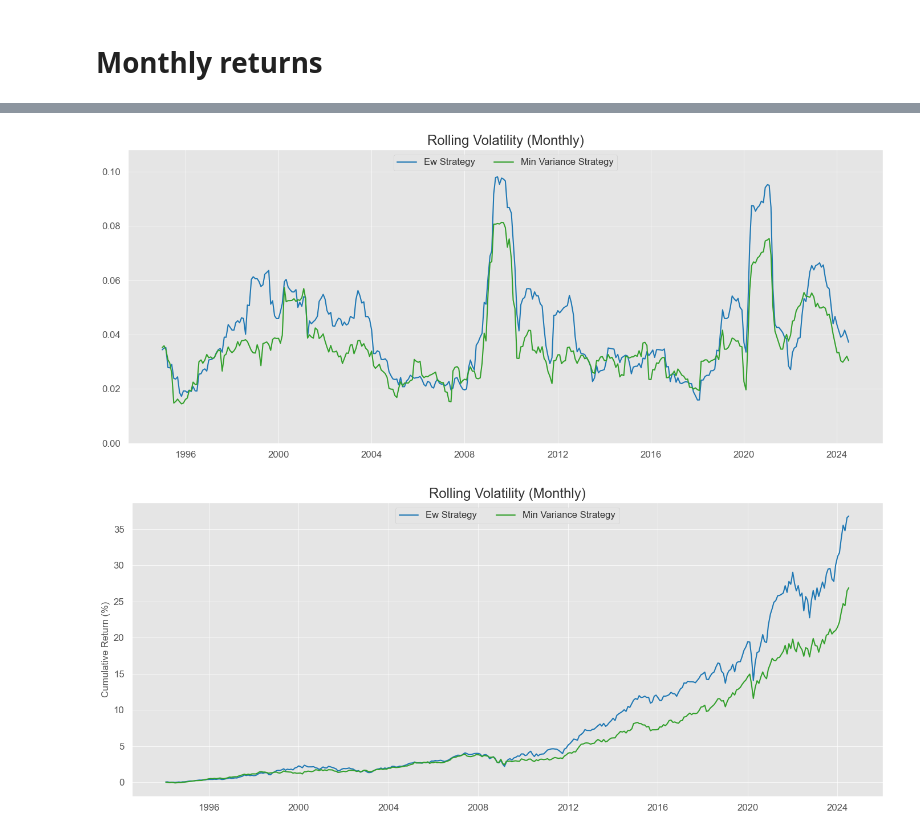
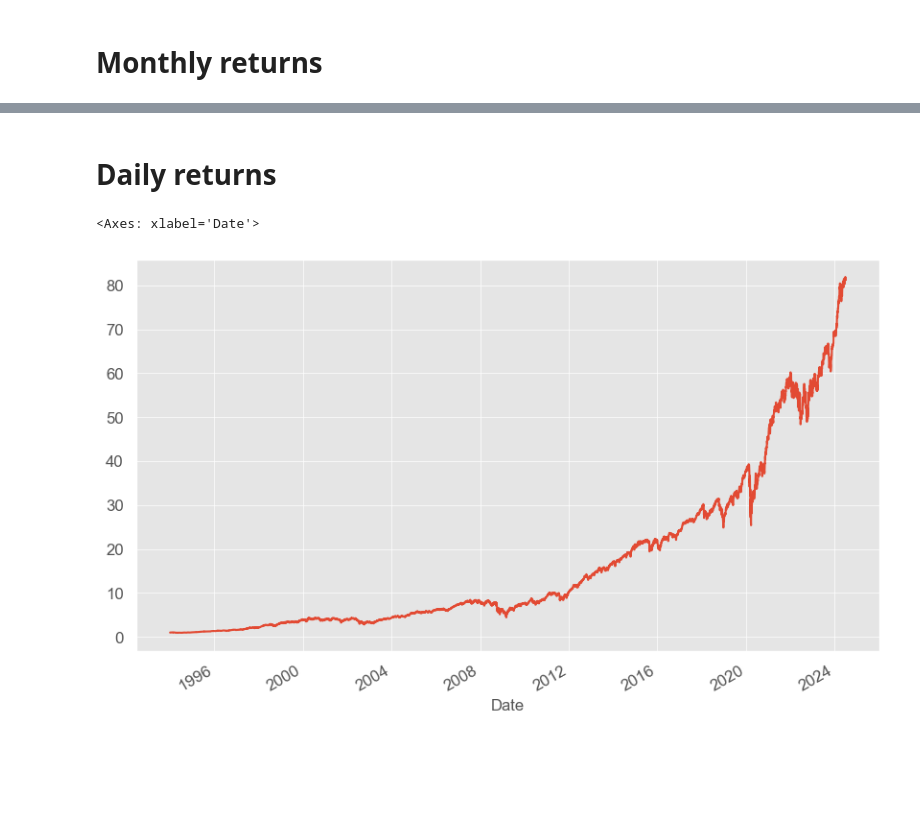
Before and after one commit to iltramont/MASTER_THESIS, a Jupyter notebook: run_strategies.ipynb, the cells around one changed output, grey strips where cells are left out. Cells and saved outputs as stored; diff of their text form; code cells hidden in the pictures; blank space fills up the shorter version.

```diff
--- a/run_strategies.ipynb
+++ b/run_strategies.ipynb
@@ -123,27 +131,7 @@ plt.show()
-# %%
-fig3, ax = plt.subplots(figsize=(14, 6), tight_layout=True)
-ymax = 0
-delta = 0.01
-for i in range(len(df.columns)):
-    x = df.iloc[:, i].rolling(rolling_window, center=False).std()
-    ax.plot(x, label=f'{df.columns[i].replace("_", " ").title()}', color=colors[i*2 + 1])
-    ymax = np.max((ymax, np.max(x)))
-ax.set_ylim((0, ymax + delta))
-ax.legend(ncols=2, loc='upper center', fontsize='large')
-ax.set_title(f'Rolling Volatility (Monthly)', fontsize='xx-large')
-
-plt.show()
-# %% [output]
-[figure, removed]
-# %%
-df_strategy_cumret = (df + 1).cumprod() - 1
-fig4, ax = plt.subplots(figsize=(14, 6), tight_layout=True)
-for i in range(len(df_strategy_cumret.columns)):
-    x = df_strategy_cumret.iloc[:, i]
-    ax.plot(x, label=f'{df.columns[i].replace("_", " ").title()}', color=colors[i*2 + 1])
-ax.set_ylabel('Cumulative Return (%)')
-ax.legend(ncols=2, loc='upper center', fontsize='large')
-ax.set_title(f'Rolling Volatility (Monthly)', fontsize='xx-large')
-plt.show()
-# %% [output]
-[figure, removed]
+# %% [markdown]
+# Daily returns
+# %%
+utils.compute_strategy_daily_cum_returns(adj_close_returns, ew_weights).sum(axis=1).plot()
+# %% [output]
+<Axes: xlabel='Date'>
+[figure, added]
```
Also changed, not shown: parts of 5 cells of this notebook, 5 other files.
